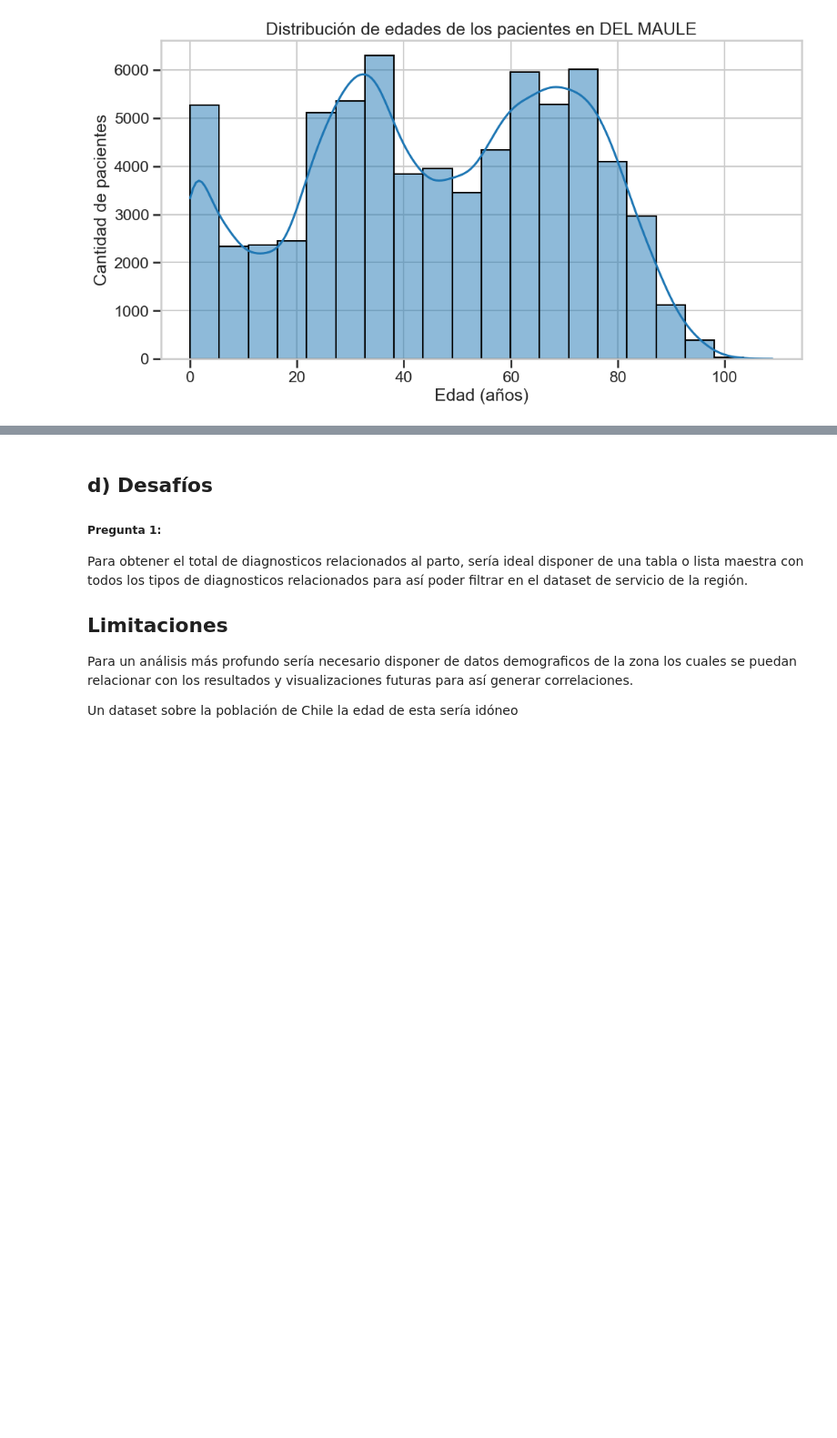
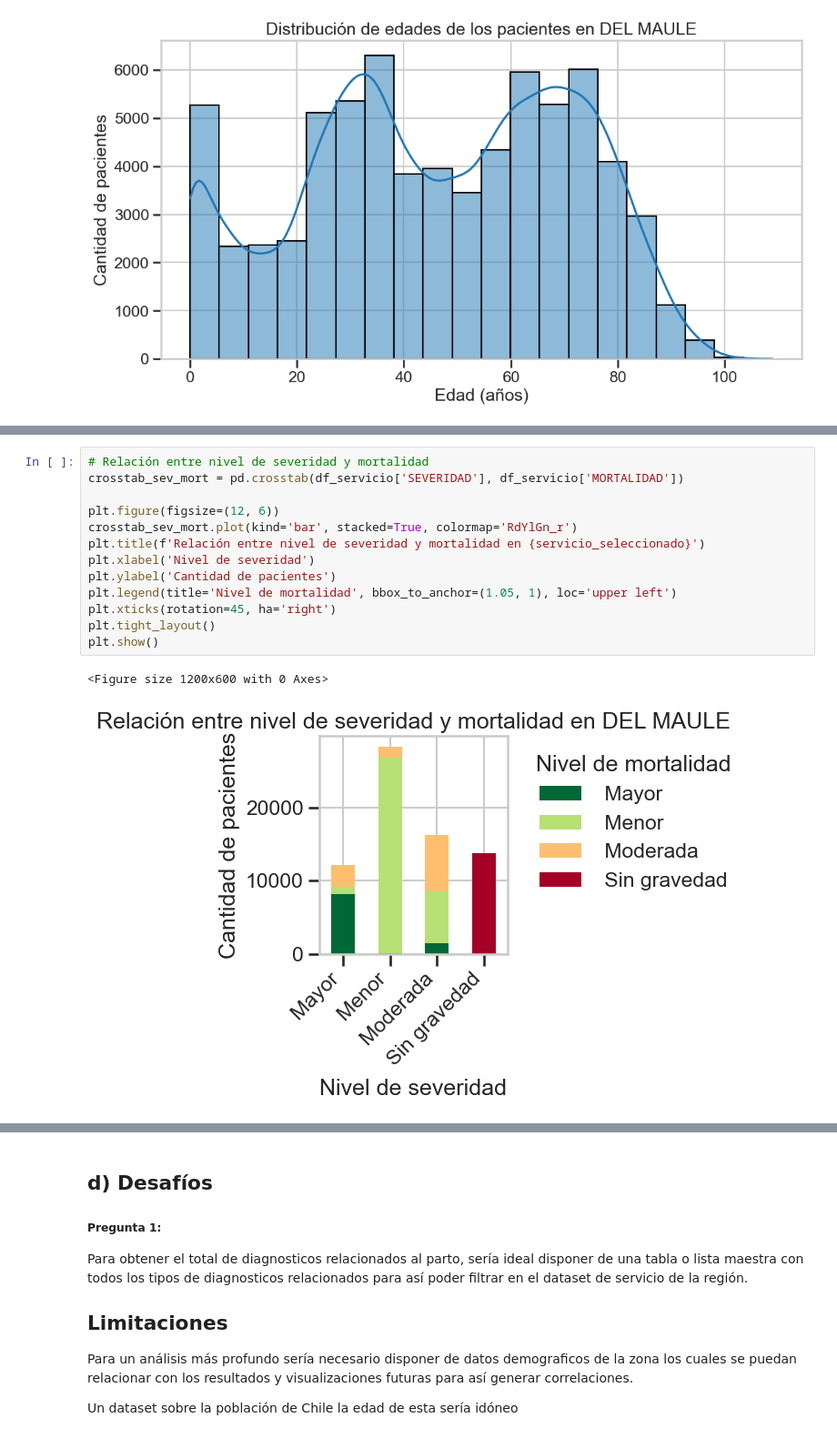
Before and after one commit to Bato21/Analisis-de-Datos-e-Inferencia-Estadistica, a Jupyter notebook: 00_Intro_exploracion_GRD_01_2026.ipynb, the cells around one changed output, grey strips where cells are left out. Shown at 91% size. Cells and saved outputs as stored; diff of their text form; blank space fills up the shorter version.

```diff
--- a/00_Intro_exploracion_GRD_01_2026.ipynb
+++ b/00_Intro_exploracion_GRD_01_2026.ipynb
@@ -580,0 +640,16 @@ plt.show()
+# %%
+# Relación entre nivel de severidad y mortalidad
+crosstab_sev_mort = pd.crosstab(df_servicio['SEVERIDAD'], df_servicio['MORTALIDAD'])
+
+plt.figure(figsize=(12, 6))
+crosstab_sev_mort.plot(kind='bar', stacked=True, colormap='RdYlGn_r')
+plt.title(f'Relación entre nivel de severidad y mortalidad en {servicio_seleccionado}')
+plt.xlabel('Nivel de severidad')
+plt.ylabel('Cantidad de pacientes')
+plt.legend(title='Nivel de mortalidad', bbox_to_anchor=(1.05, 1), loc='upper left')
+plt.xticks(rotation=45, ha='right')
+plt.tight_layout()
+plt.show()
+# %% [output]
+<Figure size 1200x600 with 0 Axes>
+[figure, added]
```
Also changed, not shown: parts of 11 cells of this notebook.
